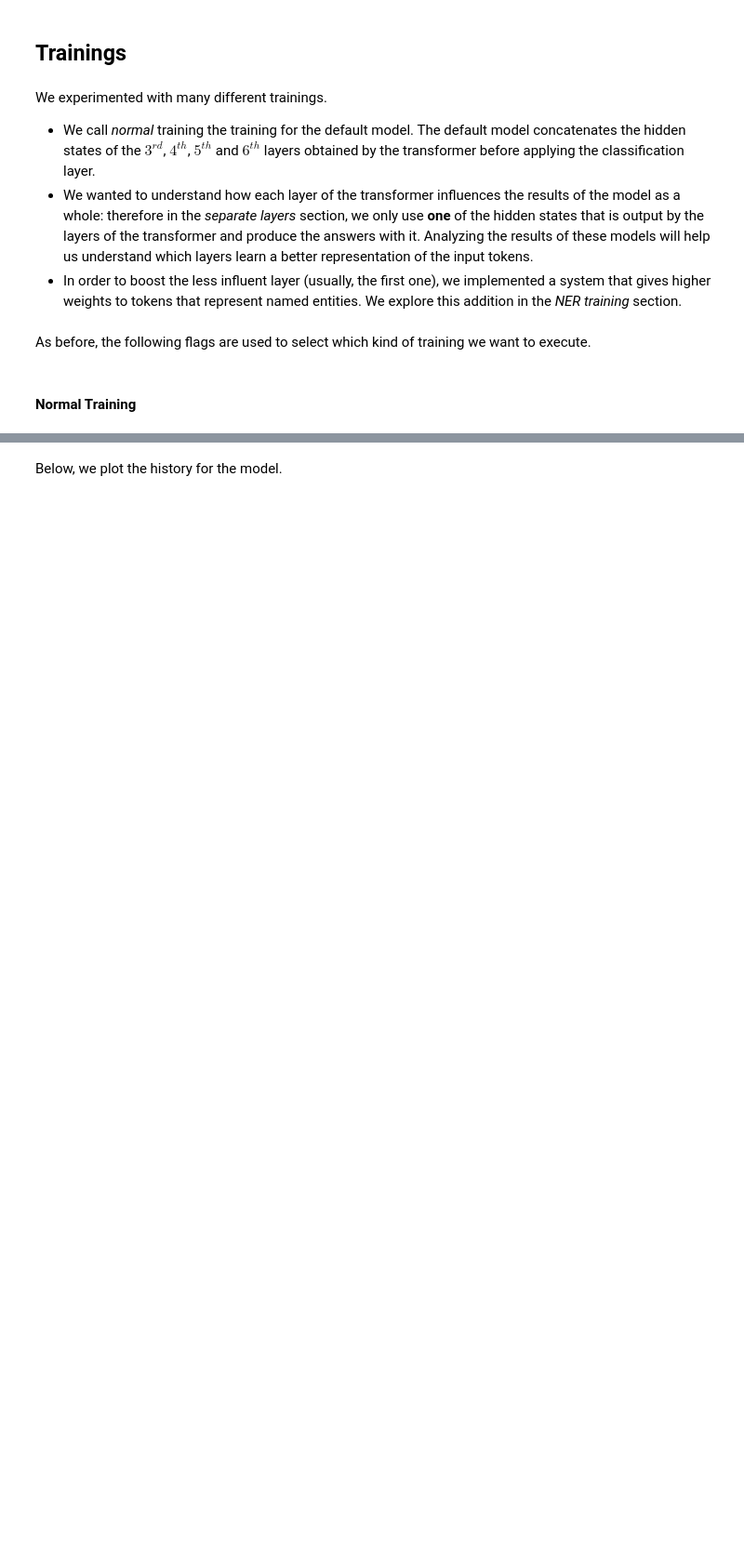
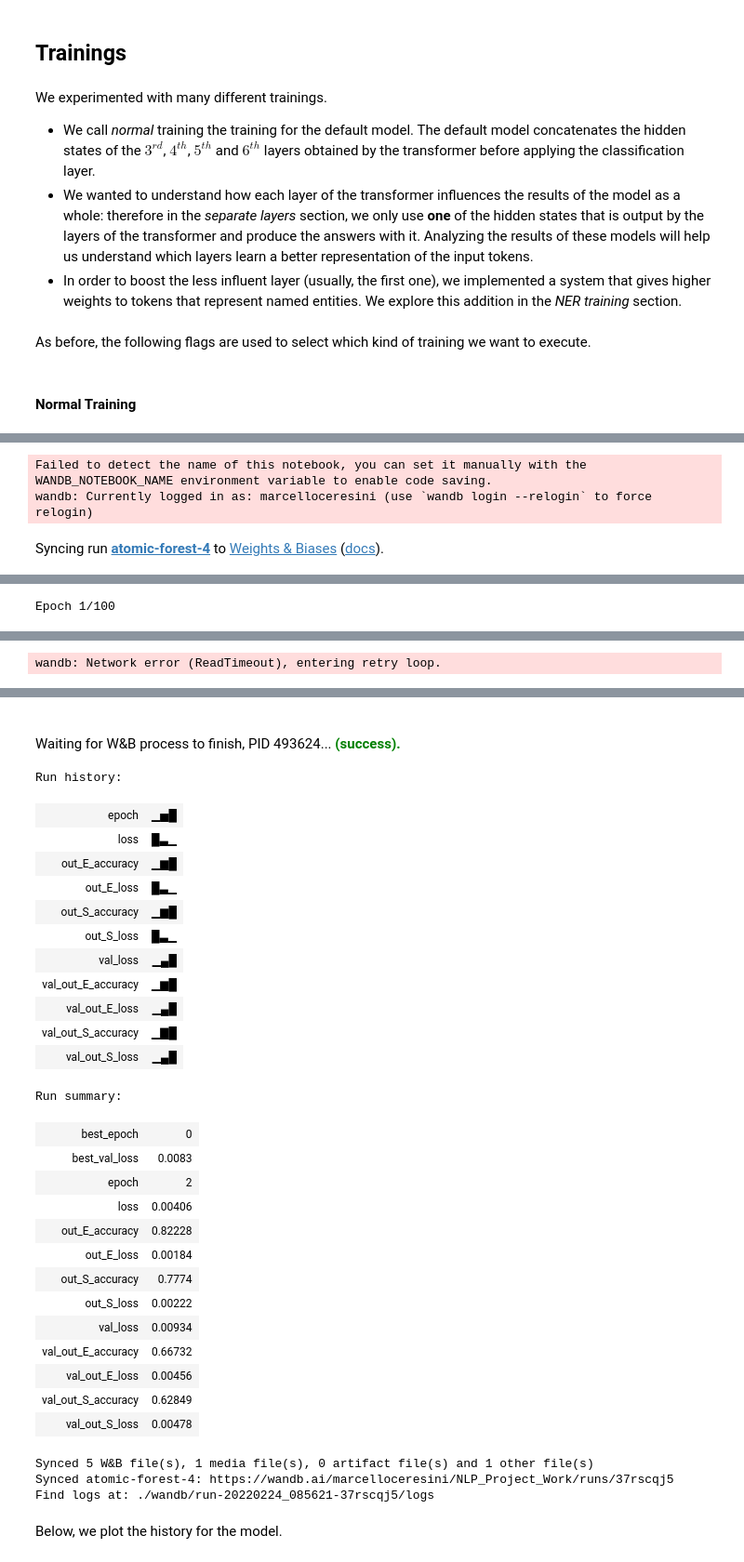
Before and after one commit to MarcelloCeresini/QuestionAnswering, a Jupyter notebook: src/train.ipynb, the cells around one changed output, grey strips where cells are left out. Shown: that part at 93% size. Drawn from its saved outputs; the diff is of its cells as text; code cells hidden in the pictures; blank space fills up the shorter version.

```diff
--- a/src/train.ipynb
+++ b/src/train.ipynb
@@ -367,0 +407,12 @@ Epoch 16/100
+# %%
+if normal_training:
+    hist = train_normally(
+        epochs = 100,
+        patience = 2,
+        learning_rate = 3e-5,
+        output_states = [3, 4, 5, 6]
+    )
+# %% [output]
+Failed to detect the name of this notebook, you can set it manually with the WANDB_NOTEBOOK_NAME environment variable to enable code saving.
+wandb: Currently logged in as: marcelloceresini (use `wandb login --relogin` to force relogin)
+Syncing run atomic-forest-4 to Weights & Biases (docs).
@@ -367,0 +425 @@ Epoch 16/100
+Epoch 1/100
@@ -367,0 +430 @@ Epoch 16/100
+wandb: Network error (ReadTimeout), entering retry loop.
@@ -368,3 +432,33 @@ Epoch 16/100
+Waiting for W&B process to finish, PID 493624... (success).
+Run history:
+| epoch | ▁▅█ |
+| loss | █▃▁ |
+| out_E_accuracy | ▁▆█ |
+| out_E_loss | █▃▁ |
+| out_S_accuracy | ▁▆█ |
+| out_S_loss | █▃▁ |
+| val_loss | ▁▄█ |
+| val_out_E_accuracy | ▁▆█ |
+| val_out_E_loss | ▁▄█ |
+| val_out_S_accuracy | ▁▇█ |
+| val_out_S_loss | ▁▄█ |
+Run summary:
+| best_epoch | 0 |
+| best_val_loss | 0.0083 |
+| epoch | 2 |
+| loss | 0.00406 |
+| out_E_accuracy | 0.82228 |
+| out_E_loss | 0.00184 |
+| out_S_accuracy | 0.7774 |
+| out_S_loss | 0.00222 |
+| val_loss | 0.00934 |
+| val_out_E_accuracy | 0.66732 |
+| val_out_E_loss | 0.00456 |
+| val_out_S_accuracy | 0.62849 |
+| val_out_S_loss | 0.00478 |
+Synced 5 W&B file(s), 1 media file(s), 0 artifact file(s) and 1 other file(s)
+Synced atomic-forest-4: https://wandb.ai/marcelloceresini/NLP_Project_Work/runs/37rscqj5
+Find logs at: ./wandb/run-20220224_085621-37rscqj5/logs
 # %% [markdown]
 Below, we plot the history for the model.
 # %%
```
Also changed, not shown: parts of 20 cells of this notebook, 51 other files.
